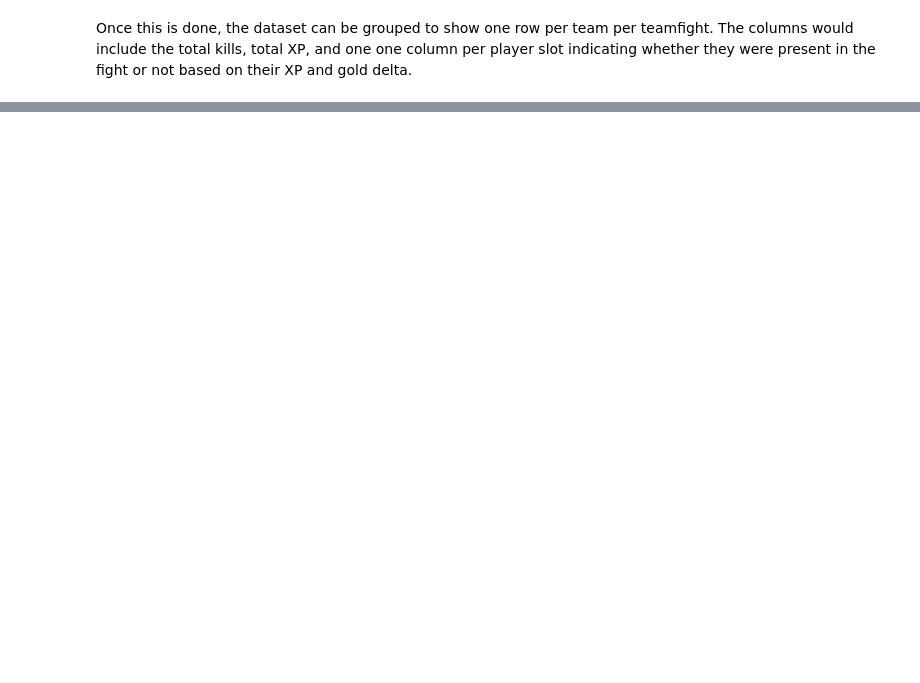
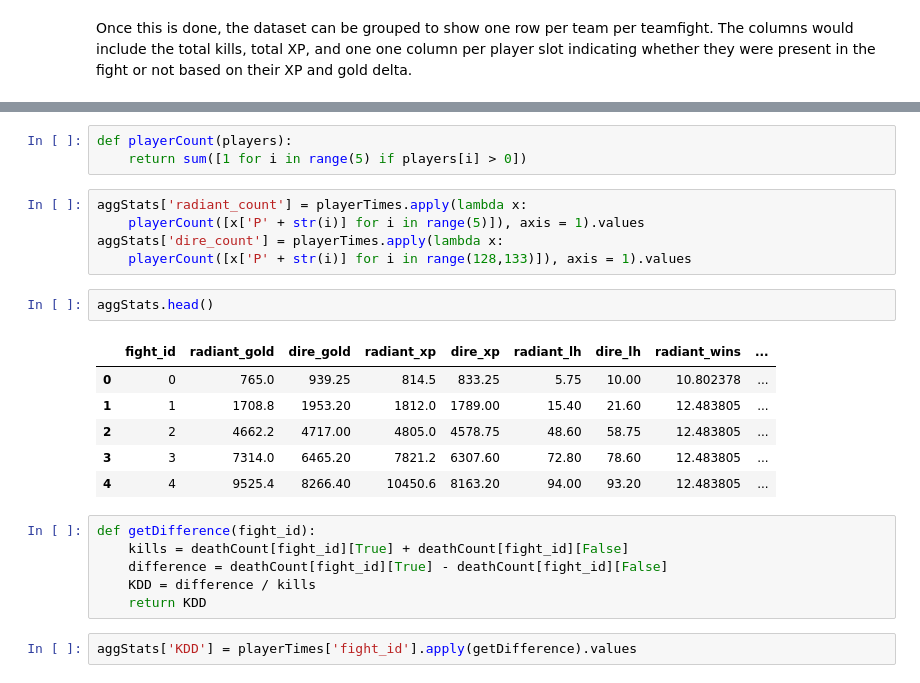
Before and after one commit to itsDZhang/Dota2__Data-Mining, a Jupyter notebook: fight_outcome.ipynb, the cells around one changed output, grey strips where cells are left out. Drawn from its saved outputs; the diff is of its cells as text; blank space fills up the shorter version.

```diff
--- a/fight_outcome.ipynb
+++ b/fight_outcome.ipynb
@@ -203,0 +274,25 @@ Once this is done, the dataset can be grouped to show one row per team per teamf
+# %%
+def playerCount(players):
+    return sum([1 for i in range(5) if players[i] > 0])
+# %%
+aggStats['radiant_count'] = playerTimes.apply(lambda x:
+    playerCount([x['P' + str(i)] for i in range(5)]), axis = 1).values
+aggStats['dire_count'] = playerTimes.apply(lambda x:
+    playerCount([x['P' + str(i)] for i in range(128,133)]), axis = 1).values
+# %%
+aggStats.head()
+# %% [output]
+|  | fight_id | radiant_gold | dire_gold | radiant_xp | dire_xp | radiant_lh | dire_lh | radiant_wins | ... |
+| 0 | 0 | 765.0 | 939.25 | 814.5 | 833.25 | 5.75 | 10.00 | 10.802378 | ... |
+| 1 | 1 | 1708.8 | 1953.20 | 1812.0 | 1789.00 | 15.40 | 21.60 | 12.483805 | ... |
+| 2 | 2 | 4662.2 | 4717.00 | 4805.0 | 4578.75 | 48.60 | 58.75 | 12.483805 | ... |
+| 3 | 3 | 7314.0 | 6465.20 | 7821.2 | 6307.60 | 72.80 | 78.60 | 12.483805 | ... |
+| 4 | 4 | 9525.4 | 8266.40 | 10450.6 | 8163.20 | 94.00 | 93.20 | 12.483805 | ... |
+# %%
+def getDifference(fight_id):
+    kills = deathCount[fight_id][True] + deathCount[fight_id][False]
+    difference = deathCount[fight_id][True] - deathCount[fight_id][False]
+    KDD = difference / kills
+    return KDD
+# %%
+aggStats['KDD'] = playerTimes['fight_id'].apply(getDifference).values
```
Also changed, not shown: parts of 19 cells of this notebook.
